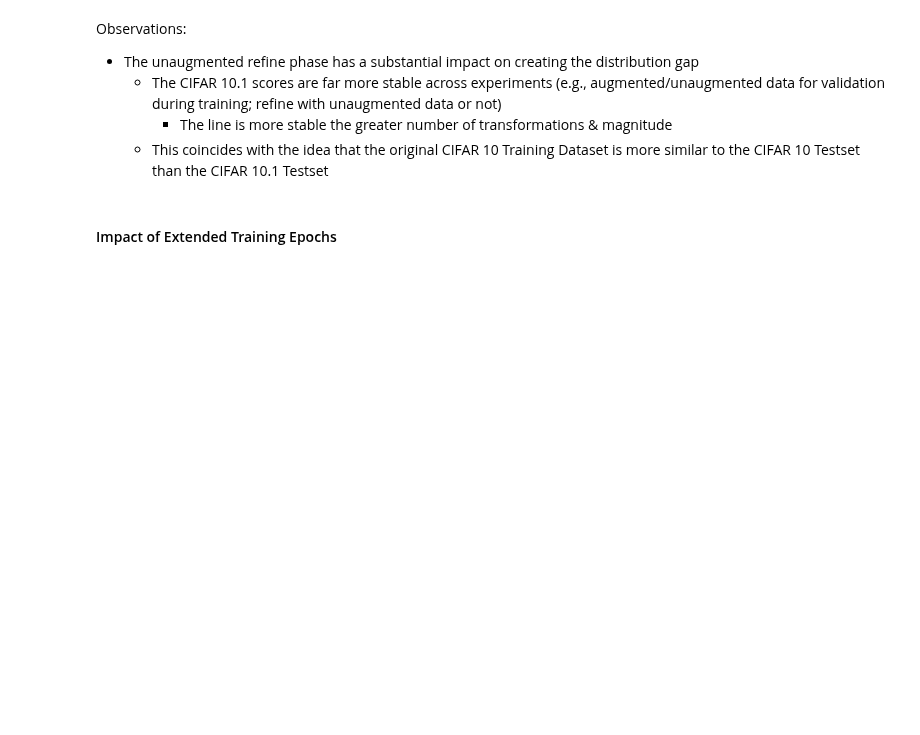
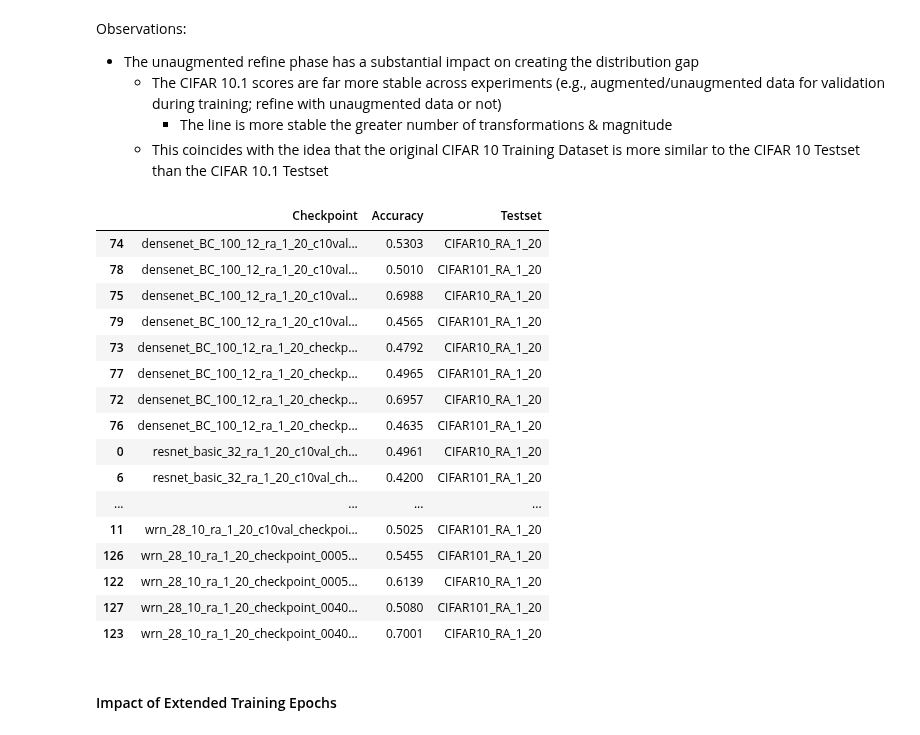
Before and after one commit to danzisar/w210-capstone, a Jupyter notebook: analysis/AugmentedTestsetAnalysis.ipynb, the cells around one changed output. Cells and saved outputs as stored; diff of their text form; code cells hidden in the pictures; blank space fills up the shorter version.

```diff
--- a/analysis/AugmentedTestsetAnalysis.ipynb
+++ b/analysis/AugmentedTestsetAnalysis.ipynb
@@ -331,6 +332,28 @@ Observations:
    - The CIFAR 10.1 scores are far more stable across experiments (e.g., augmented/unaugmented data for validation during training; refine with unaugmented data or not)
      - The line is more stable the greater number of transformations & magnitude
    - This coincides with the idea that the original CIFAR 10 Training Dataset is more similar to the CIFAR 10 Testset than the CIFAR 10.1 Testset
+# %%
+original_df = df[df["Checkpoint"].str.contains('_ra_1_20')]
+pd.set_option('display.max_colwidth', -1)
+original_df[['Checkpoint','Accuracy', 'Testset']].sort_values(by=['Checkpoint'])
+# %% [output]
+|  | Checkpoint | Accuracy | Testset |
+| 74 | densenet_BC_100_12_ra_1_20_c10val... | 0.5303 | CIFAR10_RA_1_20 |
+| 78 | densenet_BC_100_12_ra_1_20_c10val... | 0.5010 | CIFAR101_RA_1_20 |
+| 75 | densenet_BC_100_12_ra_1_20_c10val... | 0.6988 | CIFAR10_RA_1_20 |
+| 79 | densenet_BC_100_12_ra_1_20_c10val... | 0.4565 | CIFAR101_RA_1_20 |
+| 73 | densenet_BC_100_12_ra_1_20_checkp... | 0.4792 | CIFAR10_RA_1_20 |
+| 77 | densenet_BC_100_12_ra_1_20_checkp... | 0.4965 | CIFAR101_RA_1_20 |
+| 72 | densenet_BC_100_12_ra_1_20_checkp... | 0.6957 | CIFAR10_RA_1_20 |
+| 76 | densenet_BC_100_12_ra_1_20_checkp... | 0.4635 | CIFAR101_RA_1_20 |
+| 0 | resnet_basic_32_ra_1_20_c10val_ch... | 0.4961 | CIFAR10_RA_1_20 |
+| 6 | resnet_basic_32_ra_1_20_c10val_ch... | 0.4200 | CIFAR101_RA_1_20 |
+| ... | ... | ... | ... |
+| 11 | wrn_28_10_ra_1_20_c10val_checkpoi... | 0.5025 | CIFAR101_RA_1_20 |
+| 126 | wrn_28_10_ra_1_20_checkpoint_0005... | 0.5455 | CIFAR101_RA_1_20 |
+| 122 | wrn_28_10_ra_1_20_checkpoint_0005... | 0.6139 | CIFAR10_RA_1_20 |
+| 127 | wrn_28_10_ra_1_20_checkpoint_0040... | 0.5080 | CIFAR101_RA_1_20 |
+| 123 | wrn_28_10_ra_1_20_checkpoint_0040... | 0.7001 | CIFAR10_RA_1_20 |
 # %% [markdown]
 #### Impact of Extended Training Epochs
 # %%
```
Also changed, not shown: parts of 11 cells of this notebook, 1 other file.
